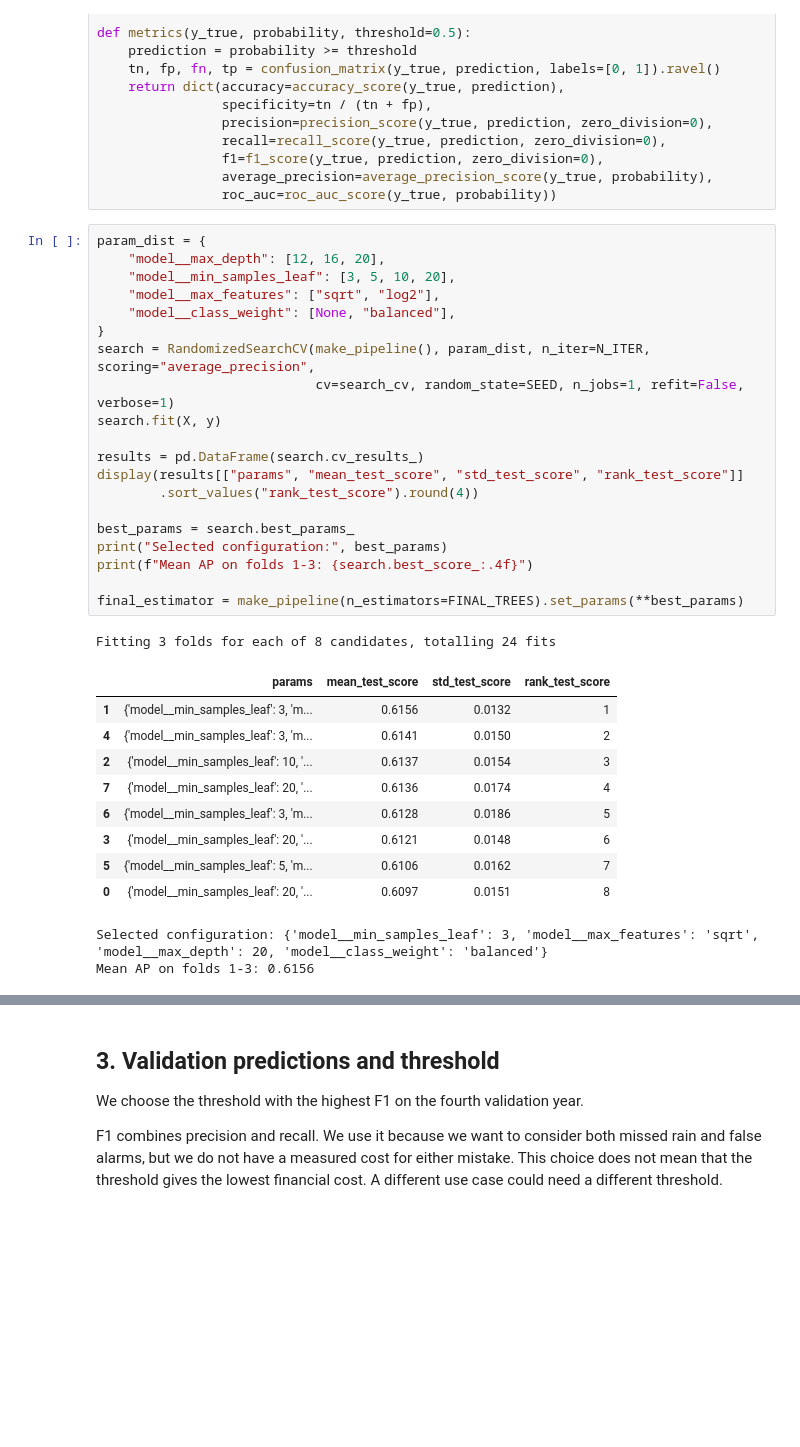
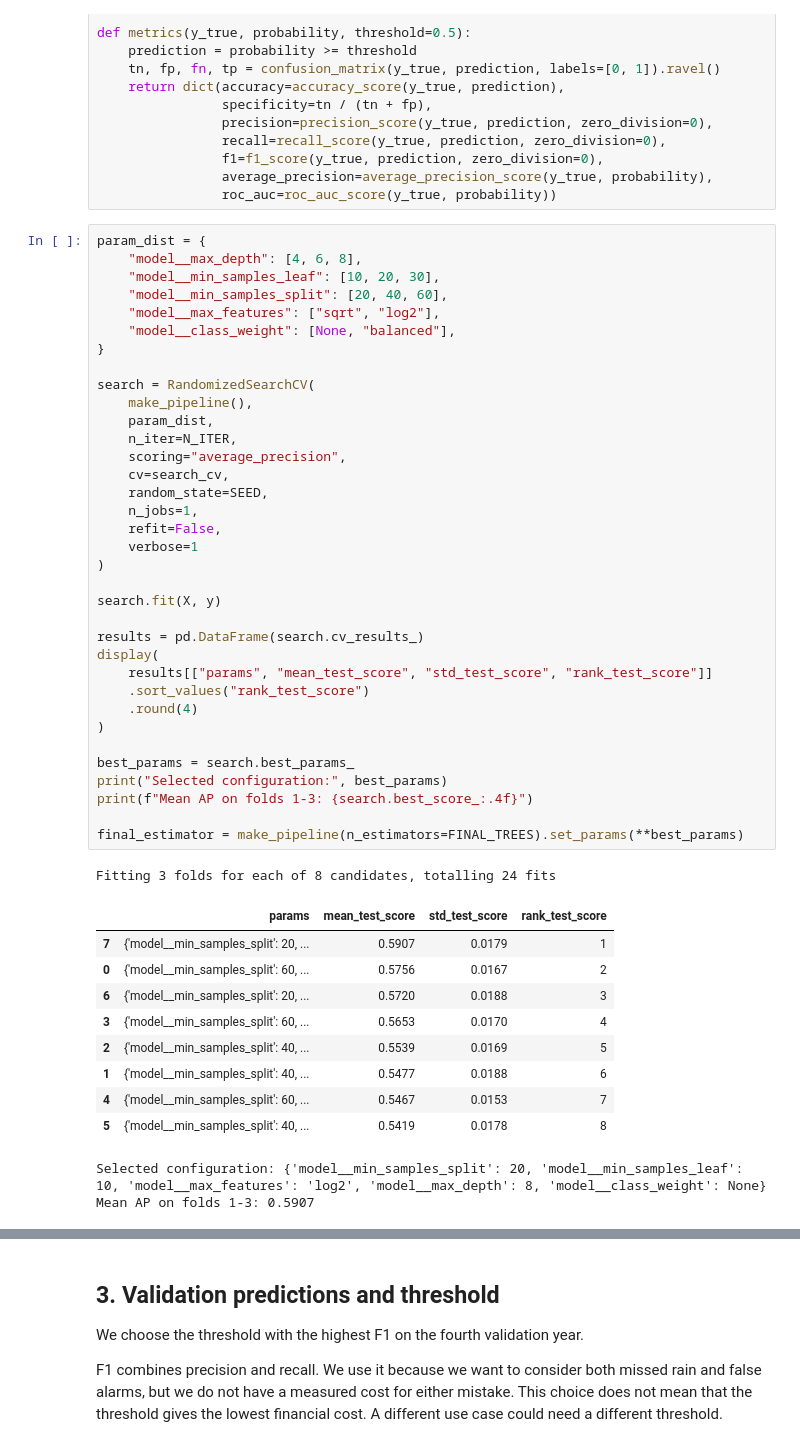
Before and after one commit to khorunzhaviktoriia/ml_mini_project, a Jupyter notebook: models/RandomForest_rain.ipynb, the cells around one changed output, grey strips where cells are left out. Cells and saved outputs as stored; diff of their text form; blank space fills up the shorter version.

```diff
--- a/models/RandomForest_rain.ipynb
+++ b/models/RandomForest_rain.ipynb
@@ -91,35 +91,50 @@ def metrics(y_true, probability, threshold=0.5):
                 roc_auc=roc_auc_score(y_true, probability))
 # %%
 param_dist = {
-    "model__max_depth": [12, 16, 20],
-    "model__min_samples_leaf": [3, 5, 10, 20],
+    "model__max_depth": [4, 6, 8],
+    "model__min_samples_leaf": [10, 20, 30],
+    "model__min_samples_split": [20, 40, 60],
     "model__max_features": ["sqrt", "log2"],
     "model__class_weight": [None, "balanced"],
 }
-search = RandomizedSearchCV(make_pipeline(), param_dist, n_iter=N_ITER, scoring="average_precision",
-                            cv=search_cv, random_state=SEED, n_jobs=1, refit=False, verbose=1)
+
+search = RandomizedSearchCV(
+    make_pipeline(),
+    param_dist,
+    n_iter=N_ITER,
+    scoring="average_precision",
+    cv=search_cv,
+    random_state=SEED,
+    n_jobs=1,
+    refit=False,
+    verbose=1
+)
+
 search.fit(X, y)
 
 results = pd.DataFrame(search.cv_results_)
-display(results[["params", "mean_test_score", "std_test_score", "rank_test_score"]]
-        .sort_values("rank_test_score").round(4))
+display(
+    results[["params", "mean_test_score", "std_test_score", "rank_test_score"]]
+    .sort_values("rank_test_score")
+    .round(4)
+)
 
 best_params = search.best_params_
 print("Selected configuration:", best_params)
 print(f"Mean AP on folds 1-3: {search.best_score_:.4f}")
 
 final_estimator = make_pipeline(n_estimators=FINAL_TREES).set_params(**best_params)
 # %% [output]
 Fitting 3 folds for each of 8 candidates, totalling 24 fits
 |  | params | mean_test_score | std_test_score | rank_test_score |
-| 1 | {'model__min_samples_leaf': 3, 'm... | 0.6156 | 0.0132 | 1 |
-| 4 | {'model__min_samples_leaf': 3, 'm... | 0.6141 | 0.0150 | 2 |
-| 2 | {'model__min_samples_leaf': 10, '... | 0.6137 | 0.0154 | 3 |
-| 7 | {'model__min_samples_leaf': 20, '... | 0.6136 | 0.0174 | 4 |
-| 6 | {'model__min_samples_leaf': 3, 'm... | 0.6128 | 0.0186 | 5 |
-| 3 | {'model__min_samples_leaf': 20, '... | 0.6121 | 0.0148 | 6 |
-| 5 | {'model__min_samples_leaf': 5, 'm... | 0.6106 | 0.0162 | 7 |
-| 0 | {'model__min_samples_leaf': 20, '... | 0.6097 | 0.0151 | 8 |
+| 7 | {'model__min_samples_split': 20, ... | 0.5907 | 0.0179 | 1 |
+| 0 | {'model__min_samples_split': 60, ... | 0.5756 | 0.0167 | 2 |
+| 6 | {'model__min_samples_split': 20, ... | 0.5720 | 0.0188 | 3 |
+| 3 | {'model__min_samples_split': 60, ... | 0.5653 | 0.0170 | 4 |
+| 2 | {'model__min_samples_split': 40, ... | 0.5539 | 0.0169 | 5 |
+| 1 | {'model__min_samples_split': 40, ... | 0.5477 | 0.0188 | 6 |
+| 4 | {'model__min_samples_split': 60, ... | 0.5467 | 0.0153 | 7 |
+| 5 | {'model__min_samples_split': 40, ... | 0.5419 | 0.0178 | 8 |
-Selected configuration: {'model__min_samples_leaf': 3, 'model__max_features': 'sqrt', 'model__max_depth': 20, 'model__class_weight': 'balanced'}
-Mean AP on folds 1-3: 0.6156
+Selected configuration: {'model__min_samples_split': 20, 'model__min_samples_leaf': 10, 'model__max_features': 'log2', 'model__max_depth': 8, 'model__class_weight': None}
+Mean AP on folds 1-3: 0.5907
 # %% [markdown]
```
Also changed, not shown: parts of 8 cells of this notebook.
